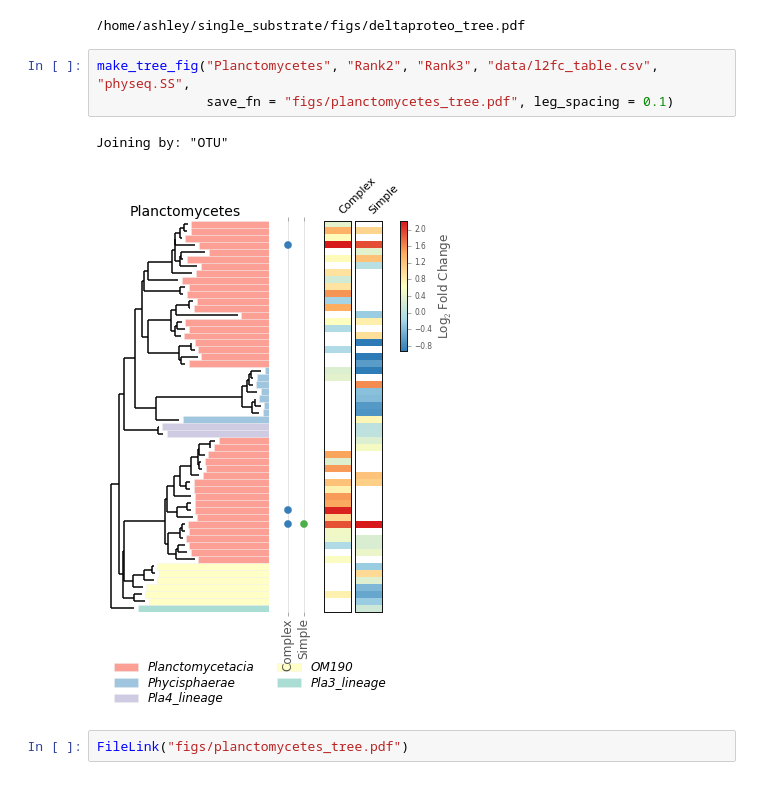
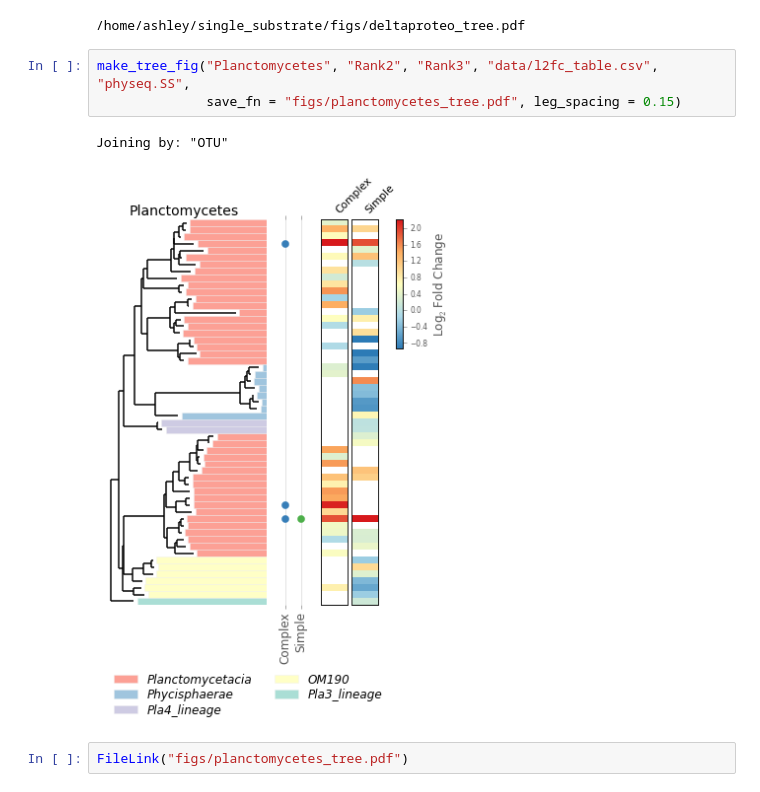
Before and after one commit to acampbellina/single_substrate, a Jupyter notebook: Trees.ipynb, the cells around one changed output. Drawn from its saved outputs; the diff is of its cells as text.

```diff
--- a/Trees.ipynb
+++ b/Trees.ipynb
@@ -437,10 +437,10 @@ FileLink("figs/deltaproteo_tree.pdf")
 /home/ashley/single_substrate/figs/deltaproteo_tree.pdf
 # %%
 make_tree_fig("Planctomycetes", "Rank2", "Rank3", "data/l2fc_table.csv", "physeq.SS",
-              save_fn = "figs/planctomycetes_tree.pdf", leg_spacing = 0.1)
+              save_fn = "figs/planctomycetes_tree.pdf", leg_spacing = 0.15)
 # %% [output]
 Joining by: "OTU"
-[figure, old version]
+[figure, new version]
 # %%
 FileLink("figs/planctomycetes_tree.pdf")
 # %% [output]
```
Also changed, not shown: parts of 6 cells of this notebook, 10 other files.
